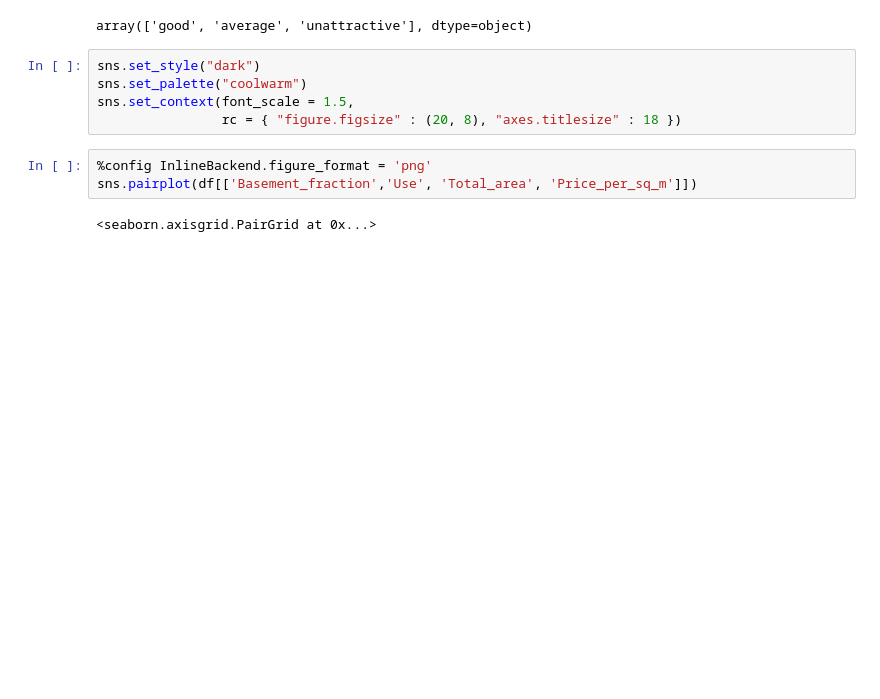
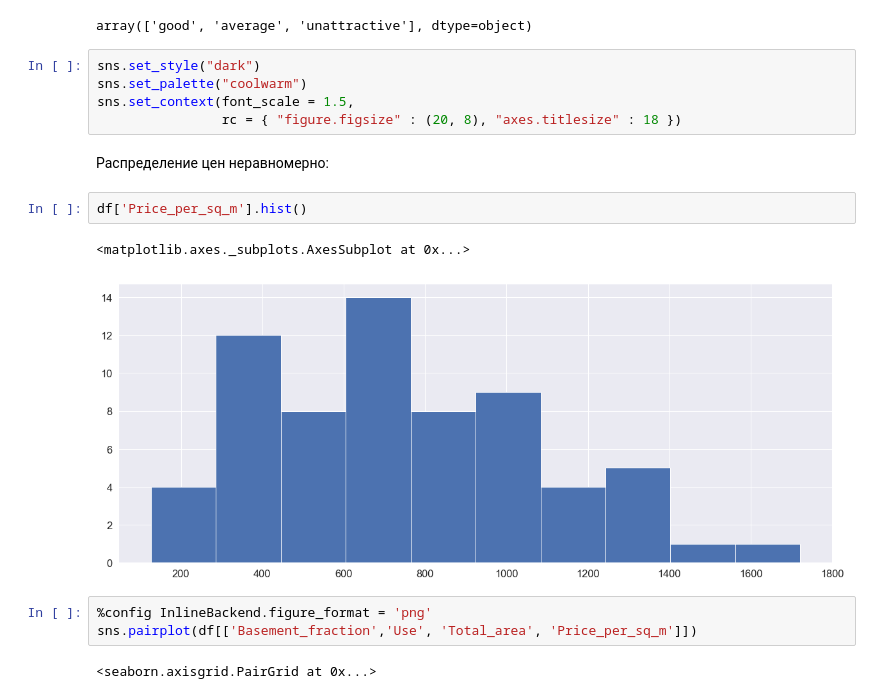
Before and after one commit to valeriich/ML, a Jupyter notebook: Zhytomir.ipynb, the cells around one changed output. Cells and saved outputs as stored; diff of their text form; blank space fills up the shorter version.

```diff
--- a/Zhytomir.ipynb
+++ b/Zhytomir.ipynb
@@ -86,6 +91,13 @@ sns.set_style("dark")
 sns.set_palette("coolwarm")
 sns.set_context(font_scale = 1.5,
                 rc = { "figure.figsize" : (20, 8), "axes.titlesize" : 18 })
+# %% [markdown]
+Распределение цен неравномерно:
+# %%
+df['Price_per_sq_m'].hist()
+# %% [output]
+<matplotlib.axes._subplots.AxesSubplot at 0x...>
+[figure, added]
 # %%
 %config InlineBackend.figure_format = 'png'
 sns.pairplot(df[['Basement_fraction','Use', 'Total_area', 'Price_per_sq_m']])
```
Also changed, not shown: parts of 39 cells of this notebook.
